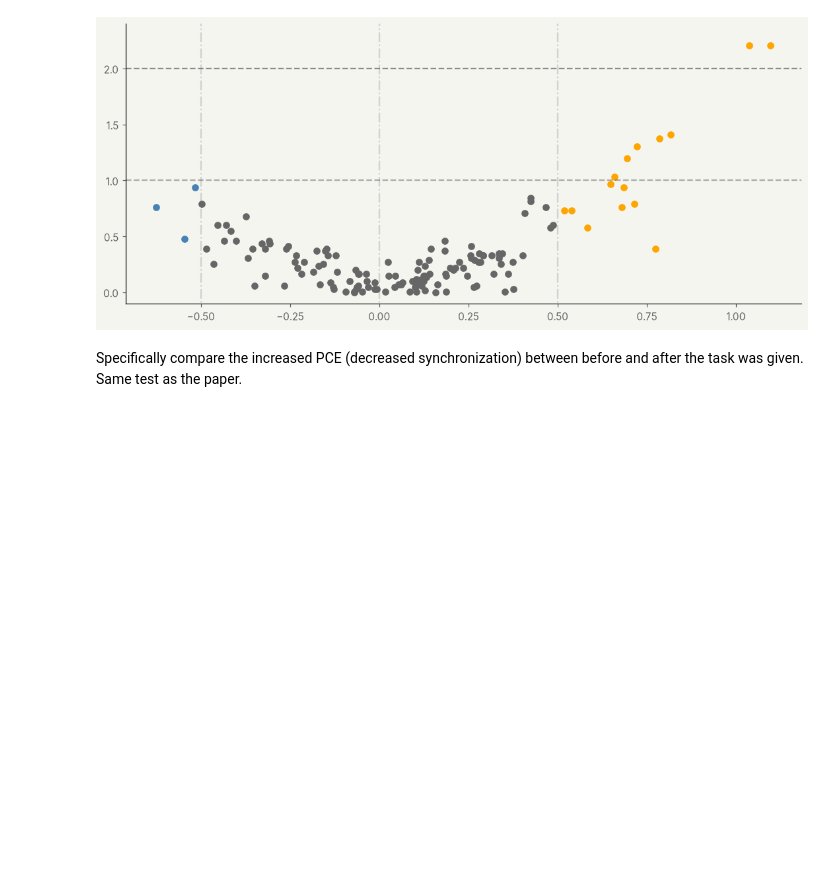
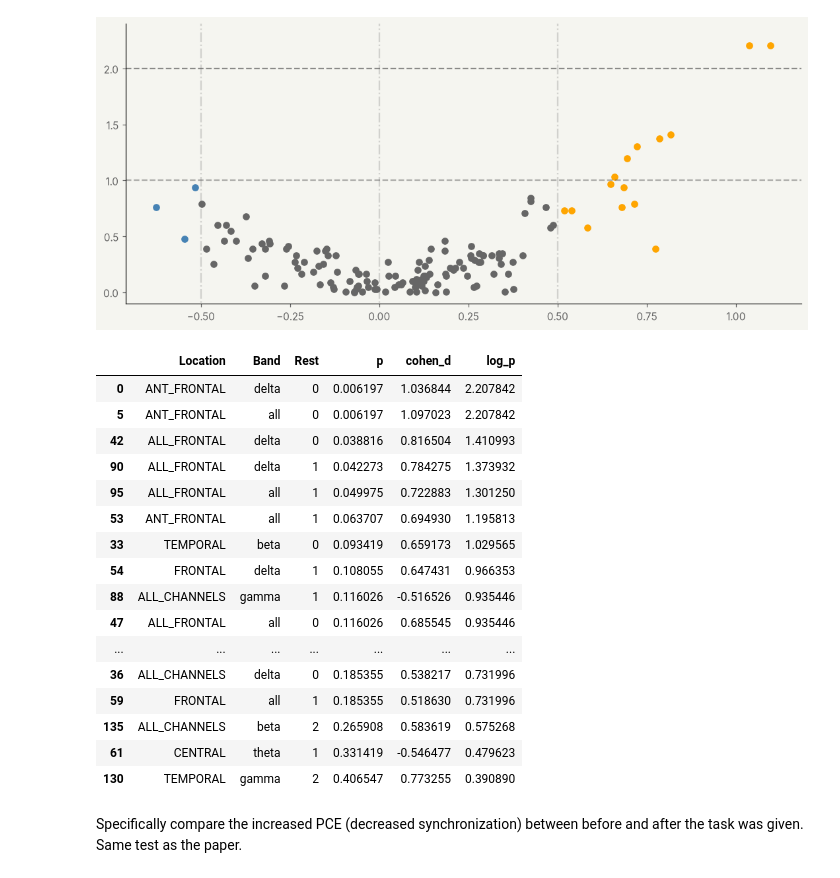
Before and after one commit to AngioG/EEG-Synchronization, a Jupyter notebook: arithmetic.ipynb, the cells around one changed output. Saved outputs shown, nothing was run; the diff lists cells and outputs as text; code cells hidden in the pictures; blank space fills up the shorter version.

Commit message:
ready for comparison

```diff
--- a/arithmetic.ipynb
+++ b/arithmetic.ipynb
@@ -16,6 +16,7 @@ RESULTS_FOLDER = Path("results")
 FIGURES_FOLDER = Path(".Presentation/Figures")
 
 WINDOW_SIZE = 10 # s
+DECIMATE = False
 
 # Channel names
 CHANNELS = {
@@ -72,7 +73,7 @@ for sbj_id in range(36):
 
     for name, channels in CHANNELS.items():
         rest_np = np.array(rest_raw[["EEG " + ch for ch in channels]][0])
-        rest = PCE_by_band(rest_np, Fs = Fs, window_size=WINDOW_SIZE)
+        rest = PCE_by_band(rest_np, Fs = Fs, window_size=WINDOW_SIZE, do_decimate = DECIMATE)
         for result in rest:
             PCEs.append({
                 "Subject" : sbj,
@@ -83,7 +84,7 @@ for sbj_id in range(36):
             })
 
         calc_np = np.array(calc_raw[["EEG " + ch for ch in channels]][0])
-        calc = PCE_by_band(calc_np, Fs = Fs, window_size=WINDOW_SIZE)
+        calc = PCE_by_band(calc_np, Fs = Fs, window_size=WINDOW_SIZE, do_decimate = DECIMATE)
         for result in calc:
                 PCEs.append({
                     "Subject" : sbj,
@@ -95,7 +96,7 @@ for sbj_id in range(36):
 
 
 df_results = pd.DataFrame(PCEs)
-df_results.to_csv(RESULTS_FOLDER / "arithmetic pcs.csv")
+df_results.to_csv(RESULTS_FOLDER / "arithmetic pce.csv")
 # df_results.head()
 # %% [markdown]
 Merge user information
@@ -187,7 +188,25 @@ plt.show()
 # %% [output]
 [figure]
 # %%
-# df_comparisons.loc[blue_mask | red_mask, :].sort_values(by="p")
+df_comparisons.loc[blue_mask | red_mask, :].sort_values(by="p")
+# %% [output]
+|  | Location | Band | Rest | p | cohen_d | log_p |
+| 0 | ANT_FRONTAL | delta | 0 | 0.006197 | 1.036844 | 2.207842 |
+| 5 | ANT_FRONTAL | all | 0 | 0.006197 | 1.097023 | 2.207842 |
+| 42 | ALL_FRONTAL | delta | 0 | 0.038816 | 0.816504 | 1.410993 |
+| 90 | ALL_FRONTAL | delta | 1 | 0.042273 | 0.784275 | 1.373932 |
+| 95 | ALL_FRONTAL | all | 1 | 0.049975 | 0.722883 | 1.301250 |
+| 53 | ANT_FRONTAL | all | 1 | 0.063707 | 0.694930 | 1.195813 |
+| 33 | TEMPORAL | beta | 0 | 0.093419 | 0.659173 | 1.029565 |
+| 54 | FRONTAL | delta | 1 | 0.108055 | 0.647431 | 0.966353 |
+| 88 | ALL_CHANNELS | gamma | 1 | 0.116026 | -0.516526 | 0.935446 |
+| 47 | ALL_FRONTAL | all | 0 | 0.116026 | 0.685545 | 0.935446 |
+| ... | ... | ... | ... | ... | ... | ... |
+| 36 | ALL_CHANNELS | delta | 0 | 0.185355 | 0.538217 | 0.731996 |
+| 59 | FRONTAL | all | 1 | 0.185355 | 0.518630 | 0.731996 |
+| 135 | ALL_CHANNELS | beta | 2 | 0.265908 | 0.583619 | 0.575268 |
+| 61 | CENTRAL | theta | 1 | 0.331419 | -0.546477 | 0.479623 |
+| 130 | TEMPORAL | gamma | 2 | 0.406547 | 0.773255 | 0.390890 |
 # %%
 del df_comparisons
 # %% [markdown]
```
Also changed, not shown: parts of 3 cells of this notebook, 39 other files.
